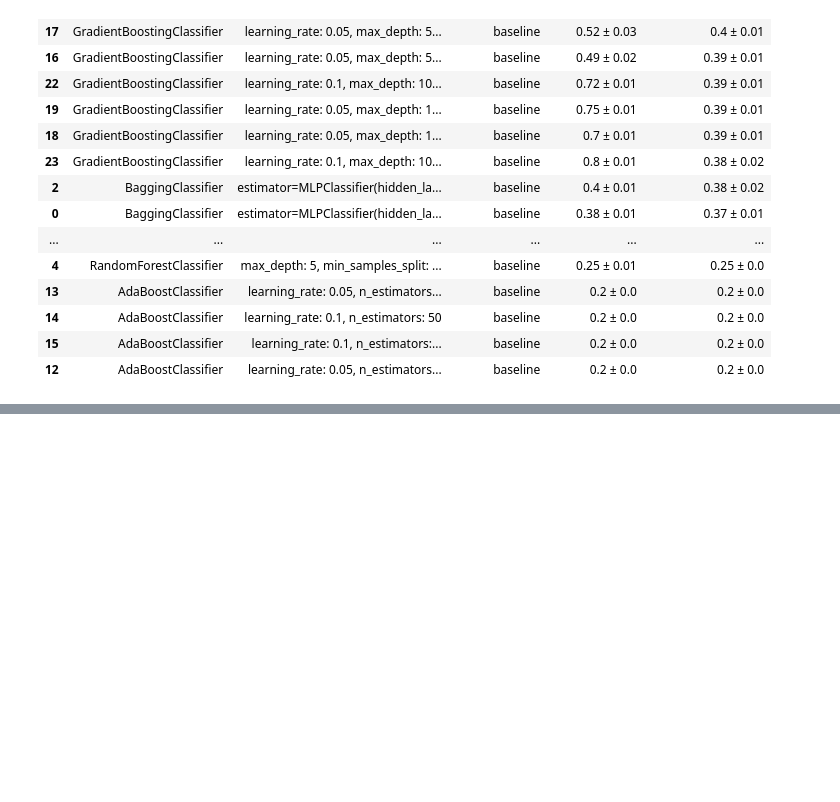
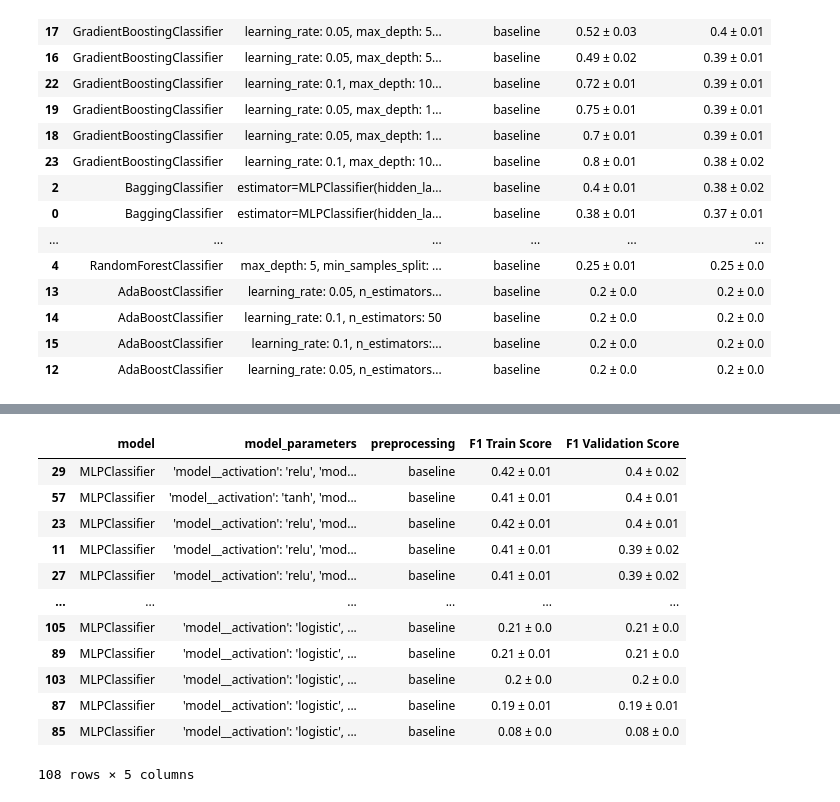
Before and after one commit to DiogoPF/Multiclass_Classification-WCB, a Jupyter notebook: Pipeline_diogo.ipynb, the cells around one changed output, grey strips where cells are left out. Cells and saved outputs as stored; diff of their text form; code cells hidden in the pictures; blank space fills up the shorter version.

Commit message:
ensemble 2 ready

```diff
--- a/Pipeline_diogo.ipynb
+++ b/Pipeline_diogo.ipynb
@@ -1635,7 +1632,7 @@ ensemble_models_df.sort_values(by="F1 Validation Score", ascending=False)
 | 15 | AdaBoostClassifier | learning_rate: 0.1, n_estimators:... | baseline | 0.2 ± 0.0 | 0.2 ± 0.0 |
 | 12 | AdaBoostClassifier | learning_rate: 0.05, n_estimators... | baseline | 0.2 ± 0.0 | 0.2 ± 0.0 |
 # %%
-run = True
+run = False
 
 if run:
 
@@ -1660,13 +1657,11 @@ if run:
             "model__hidden_layer_sizes": [
                 (20, 20, 20),
                 (30, 30),
-                (50, 50),
             ],
             "model__activation": ["relu", "tanh", "logistic"],
             "model__solver": ["adam", "sgd"],
-            "model__learning_rate_init": [0.005, 0.02],
-            "model__batch_size": [32, 128],
-            "model__learning_rate": ["constant", "invscaling", "adaptive"],
+            "model__learning_rate_init": [0.005, 0.01, 0.02],
+            "model__learning_rate": ["constant", "adaptive", "invscaling"],
             "preprocessing": [baseline],
             "feature_selection__percentile": [90],
         },
@@ -1692,4 +1687,4 @@ if run:
     notify(f"Execution completed in {int(hours)}:{int(minutes)}:{round(seconds)}")
 
 else:
-    ensemble_models_gs = load("./runs/mlp_opt.joblib")
+    mlp_opt_gs = load("./runs/mlp_opt.joblib")
@@ -1698,0 +1713,25 @@ KeyboardInterrupt:
+# %%
+mlp_opt_df = compare_models(mlp_opt_gs)
+
+
+mlp_opt_df["model_parameters"] = mlp_opt_df["model_parameters"].apply(
+    lambda text: (re.search(r",(.*?)}", str(text), re.DOTALL).group(1))
+)
+
+mlp_opt_df.sort_values(
+    by=["F1 Validation Score", "F1 Train Score"], ascending=[False, True]
+)
+# %% [output]
+|  | model | model_parameters | preprocessing | F1 Train Score | F1 Validation Score |
+| 29 | MLPClassifier | 'model__activation': 'relu', 'mod... | baseline | 0.42 ± 0.01 | 0.4 ± 0.02 |
+| 57 | MLPClassifier | 'model__activation': 'tanh', 'mod... | baseline | 0.41 ± 0.01 | 0.4 ± 0.01 |
+| 23 | MLPClassifier | 'model__activation': 'relu', 'mod... | baseline | 0.42 ± 0.01 | 0.4 ± 0.01 |
+| 11 | MLPClassifier | 'model__activation': 'relu', 'mod... | baseline | 0.41 ± 0.01 | 0.39 ± 0.02 |
+| 27 | MLPClassifier | 'model__activation': 'relu', 'mod... | baseline | 0.41 ± 0.01 | 0.39 ± 0.02 |
+| ... | ... | ... | ... | ... | ... |
+| 105 | MLPClassifier | 'model__activation': 'logistic', ... | baseline | 0.21 ± 0.0 | 0.21 ± 0.0 |
+| 89 | MLPClassifier | 'model__activation': 'logistic', ... | baseline | 0.21 ± 0.01 | 0.21 ± 0.0 |
+| 103 | MLPClassifier | 'model__activation': 'logistic', ... | baseline | 0.2 ± 0.0 | 0.2 ± 0.0 |
+| 87 | MLPClassifier | 'model__activation': 'logistic', ... | baseline | 0.19 ± 0.01 | 0.19 ± 0.01 |
+| 85 | MLPClassifier | 'model__activation': 'logistic', ... | baseline | 0.08 ± 0.0 | 0.08 ± 0.0 |
+108 rows × 5 columns
```
Also changed, not shown: parts of 6 cells of this notebook.
